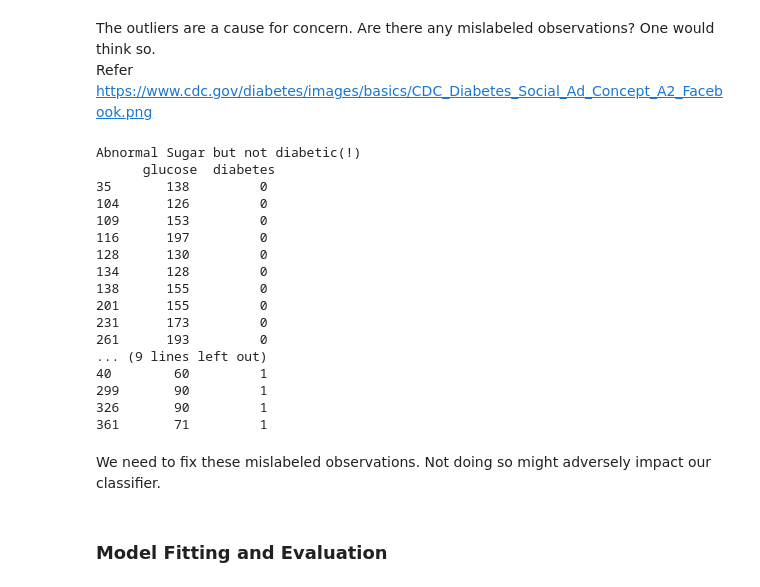
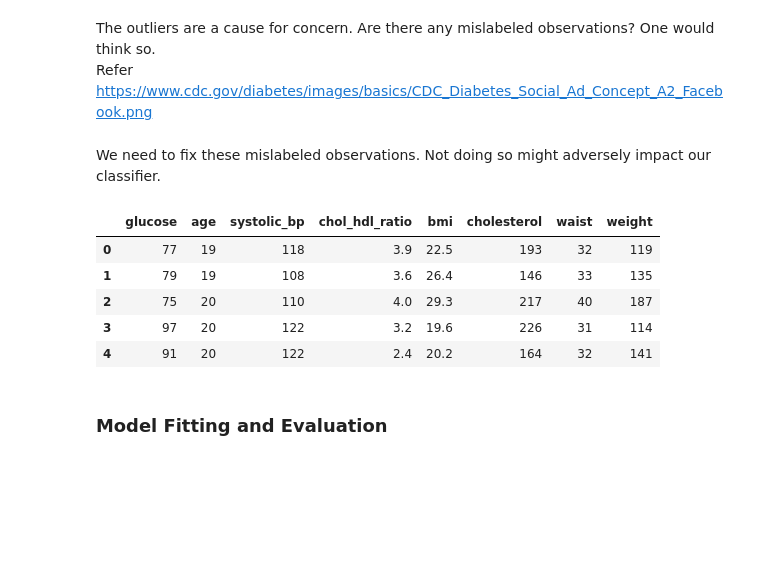
Before and after one commit to progmatix21/NTTDHack2022, a Jupyter notebook: Models/diabetesdisease.ipynb, the cells around one changed output. Saved outputs shown, nothing was run; the diff lists cells and outputs as text; code cells hidden in the pictures; blank space fills up the shorter version.

```diff
--- a/Models/diabetesdisease.ipynb
+++ b/Models/diabetesdisease.ipynb
@@ -141,37 +173,23 @@ sns.boxplot(data = diab_df, x = 'diabetes', y = 'glucose')
 # %% [markdown]
 The outliers are a cause for concern.  Are there any mislabeled observations?  One would think so.
 Refer https://www.cdc.gov/diabetes/images/basics/CDC_Diabetes_Social_Ad_Concept_A2_Facebook.png
-# %%
-# Problematic observations: >=126mg/dL but indicated as non-diabetic
-print("Abnormal Sugar but not diabetic(!)\n",diab_df[(diab_df['glucose']>=126) & (diab_df['diabetes'] == 0)][['glucose','diabetes']])
-
-# Problematic observations: <=99mg/dL but shown as diabetic
-print("Normal Sugar but diabetic(!)\n",diab_df[(diab_df['glucose']<=99) & (diab_df['diabetes'] == 1)][['glucose','diabetes']])
-# %% [output]
-Abnormal Sugar but not diabetic(!)
-      glucose  diabetes
-35       138         0
-104      126         0
-109      153         0
-116      197         0
-128      130         0
-134      128         0
-138      155         0
-201      155         0
-231      173         0
-261      193         0
-... (9 lines left out)
-40        60         1
-299       90         1
-326       90         1
-361       71         1
 # %% [markdown]
 We need to fix these mislabeled observations. Not doing so might adversely impact our classifier.
 # %%
-#Let us select the top n features.
-top_n_feat = 8
-feat_sel = list(feat_imp.index[:top_n_feat])
+#Let us select the top 8 features.
+# Note: Cholesterol, chol_hdl_ratio and hdl_chol are multicollinear. We pick the first two.
+# top_n_feat = 8
+feat_sel = ['glucose', 'age', 'systolic_bp', 'chol_hdl_ratio', 'bmi', 'cholesterol','waist', 'weight']
+# feat_sel = list(feat_imp.index[:top_n_feat])
 X_sel = X[feat_sel]
+X_sel.head()
+# %% [output]
+|  | glucose | age | systolic_bp | chol_hdl_ratio | bmi | cholesterol | waist | weight |
+| 0 | 77 | 19 | 118 | 3.9 | 22.5 | 193 | 32 | 119 |
+| 1 | 79 | 19 | 108 | 3.6 | 26.4 | 146 | 33 | 135 |
+| 2 | 75 | 20 | 110 | 4.0 | 29.3 | 217 | 40 | 187 |
+| 3 | 97 | 20 | 122 | 3.2 | 19.6 | 226 | 31 | 114 |
+| 4 | 91 | 20 | 122 | 2.4 | 20.2 | 164 | 32 | 141 |
 # %% [markdown]
 ### Model Fitting and Evaluation
 # %%
```
Also changed, not shown: parts of 10 cells of this notebook, 13 other files.
